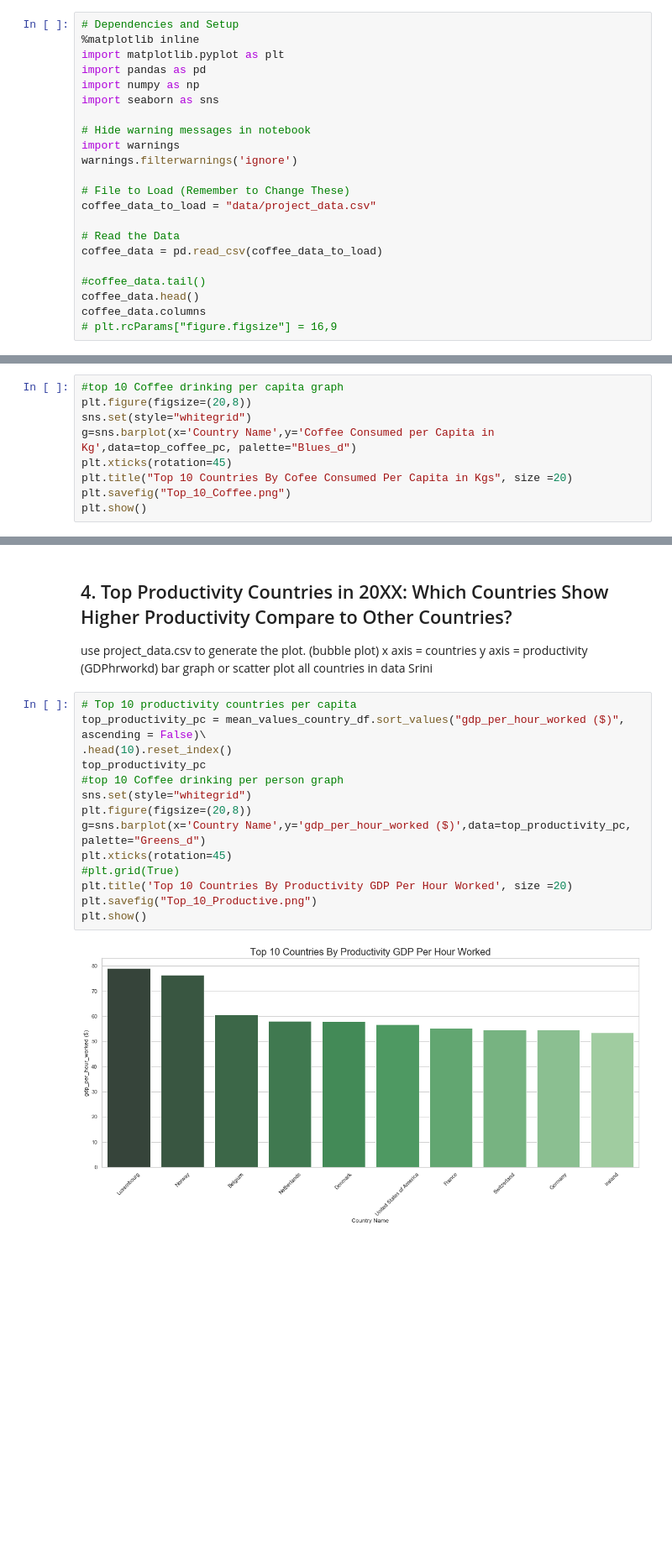
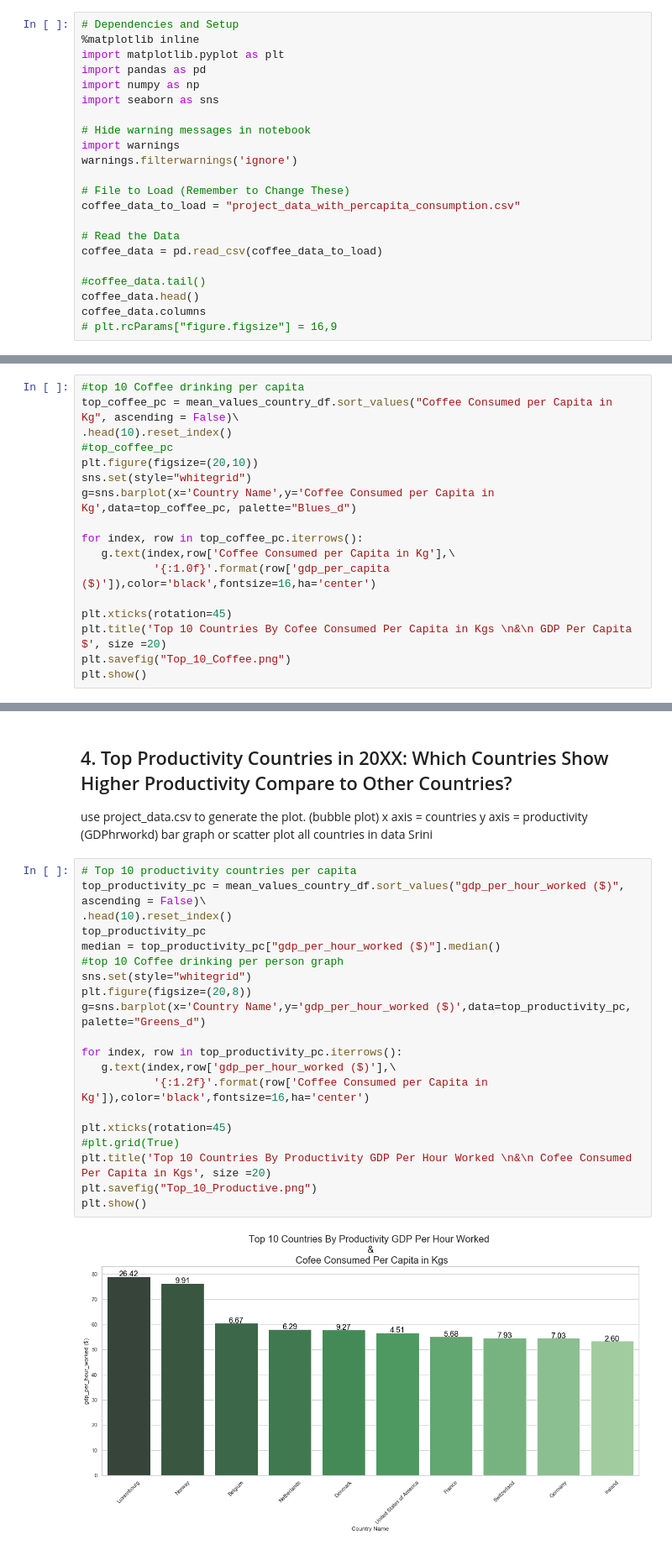
Before and after one commit to andrewboring/Confabulators_Project_1, a Jupyter notebook: project1_the-confabulators_starter.ipynb, the cells around one changed output, grey strips where cells are left out. Shown: that part at 84% size. Cells and saved outputs as stored; diff of their text form; blank space fills up the shorter version.

```diff
--- a/project1_the-confabulators_starter.ipynb
+++ b/project1_the-confabulators_starter.ipynb
@@ -17,7 +17,7 @@ import warnings
 warnings.filterwarnings('ignore')
 
 # File to Load (Remember to Change These)
-coffee_data_to_load = "data/project_data.csv"
+coffee_data_to_load = "project_data_with_percapita_consumption.csv"
 
 # Read the Data
 coffee_data = pd.read_csv(coffee_data_to_load)
@@ -82,10 +86,18 @@ top_coffee_pc
 # %%
-#top 10 Coffee drinking per capita graph
-plt.figure(figsize=(20,8))
+#top 10 Coffee drinking per capita
+top_coffee_pc = mean_values_country_df.sort_values("Coffee Consumed per Capita in Kg", ascending = False)\
+.head(10).reset_index()
+#top_coffee_pc
+plt.figure(figsize=(20,10))
 sns.set(style="whitegrid")
 g=sns.barplot(x='Country Name',y='Coffee Consumed per Capita in Kg',data=top_coffee_pc, palette="Blues_d")
+
+for index, row in top_coffee_pc.iterrows():
+   g.text(index,row['Coffee Consumed per Capita in Kg'],\
+           '{:1.0f}'.format(row['gdp_per_capita ($)']),color='black',fontsize=16,ha='center')
+
 plt.xticks(rotation=45)
-plt.title("Top 10 Countries By Cofee Consumed Per Capita in Kgs", size =20)
+plt.title('Top 10 Countries By Cofee Consumed Per Capita in Kgs \n&\n GDP Per Capita $', size =20)
 plt.savefig("Top_10_Coffee.png")
 plt.show()
 # %% [output]
@@ -101,16 +113,22 @@ Srini
 # %%
 # Top 10 productivity countries per capita
 top_productivity_pc = mean_values_country_df.sort_values("gdp_per_hour_worked ($)", ascending = False)\
 .head(10).reset_index()
 top_productivity_pc
+median = top_productivity_pc["gdp_per_hour_worked ($)"].median()
 #top 10 Coffee drinking per person graph
 sns.set(style="whitegrid")
 plt.figure(figsize=(20,8))
 g=sns.barplot(x='Country Name',y='gdp_per_hour_worked ($)',data=top_productivity_pc, palette="Greens_d")
+
+for index, row in top_productivity_pc.iterrows():
+   g.text(index,row['gdp_per_hour_worked ($)'],\
+           '{:1.2f}'.format(row['Coffee Consumed per Capita in Kg']),color='black',fontsize=16,ha='center')
+
 plt.xticks(rotation=45)
 #plt.grid(True)
-plt.title('Top 10 Countries By Productivity GDP Per Hour Worked', size =20)
+plt.title('Top 10 Countries By Productivity GDP Per Hour Worked \n&\n Cofee Consumed Per Capita in Kgs', size =20)
 plt.savefig("Top_10_Productive.png")
 plt.show()
 # %% [output]
-[figure, old version]
+[figure, new version]
```
Also changed, not shown: parts of 3 cells of this notebook, 2 other files.
